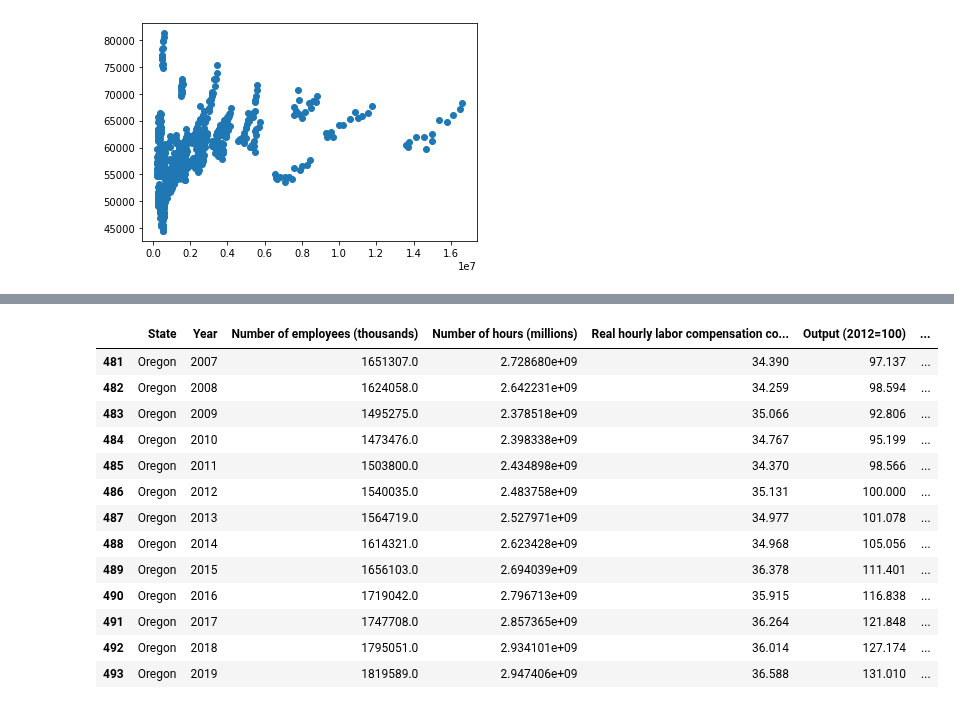
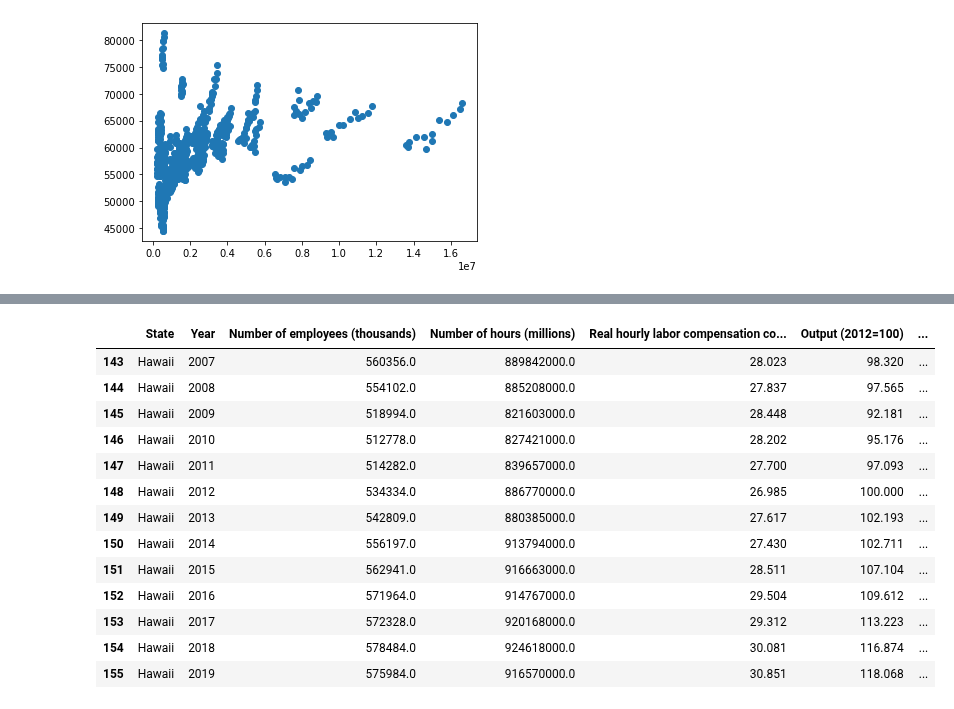
Before and after one commit to Blashford/Next-Factory-ACME, a Jupyter notebook: starter_notebook.ipynb, the cells around one changed output, grey strips where cells are left out. Drawn from its saved outputs; the diff is of its cells as text; code cells hidden in the pictures.

```diff
--- a/starter_notebook.ipynb
+++ b/starter_notebook.ipynb
@@ -47,9 +48,23 @@ df = labor_df[[
     'Number of hours (millions)',
     'Real hourly labor compensation cost ($/hour)',
     'Output (2012=100)',
-    'Output per employee (2012=100)',
-    'Unit labor cost (2012=100)'
+    'Output (percent change)',
+    'Number of hours (percent change)',
+    'Unit labor cost (2012=100)',
+    'Labor productivity (2012=100)',
+    'Labor productivity (percent change)',
+    'Real hourly labor compensation (percent change)'
 ]]
-df
+df_data = labor_df[[
+    'State',
+    'Year',
+    'Real hourly labor compensation cost ($/hour)',
+    'Labor productivity (percent change)'
+]]
+
+# The years we want
+five_list = [2014, 2015, 2016, 2017, 2018, 2019]
+five_df = df[df['Year'].isin(five_list)]
+five_df
 # %% [output]
 |  | State | Year | Number of employees (thousands) | Number of hours (millions) | Real hourly labor compensation co... | Output (2012=100) | ... |
@@ -178,20 +193,20 @@ low
 | 587 | Vermont | 2009 | 278395.0 | 4.519890e+08 | 30.580 | 91.950 | ... |
 | 592 | Vermont | 2014 | 285330.0 | 4.562980e+08 | 30.711 | 98.310 | ... |
 # %%
-oregon = df.loc[df['State'] == 'Oregon',:]
+oregon = df.loc[df['State'] == 'Hawaii',:]
 oregon
 # %% [output]
 |  | State | Year | Number of employees (thousands) | Number of hours (millions) | Real hourly labor compensation co... | Output (2012=100) | ... |
-| 481 | Oregon | 2007 | 1651307.0 | 2.728680e+09 | 34.390 | 97.137 | ... |
-| 482 | Oregon | 2008 | 1624058.0 | 2.642231e+09 | 34.259 | 98.594 | ... |
-| 483 | Oregon | 2009 | 1495275.0 | 2.378518e+09 | 35.066 | 92.806 | ... |
-| 484 | Oregon | 2010 | 1473476.0 | 2.398338e+09 | 34.767 | 95.199 | ... |
-| 485 | Oregon | 2011 | 1503800.0 | 2.434898e+09 | 34.370 | 98.566 | ... |
-| 486 | Oregon | 2012 | 1540035.0 | 2.483758e+09 | 35.131 | 100.000 | ... |
-| 487 | Oregon | 2013 | 1564719.0 | 2.527971e+09 | 34.977 | 101.078 | ... |
-| 488 | Oregon | 2014 | 1614321.0 | 2.623428e+09 | 34.968 | 105.056 | ... |
-| 489 | Oregon | 2015 | 1656103.0 | 2.694039e+09 | 36.378 | 111.401 | ... |
-| 490 | Oregon | 2016 | 1719042.0 | 2.796713e+09 | 35.915 | 116.838 | ... |
-| 491 | Oregon | 2017 | 1747708.0 | 2.857365e+09 | 36.264 | 121.848 | ... |
-| 492 | Oregon | 2018 | 1795051.0 | 2.934101e+09 | 36.014 | 127.174 | ... |
-| 493 | Oregon | 2019 | 1819589.0 | 2.947406e+09 | 36.588 | 131.010 | ... |
+| 143 | Hawaii | 2007 | 560356.0 | 889842000.0 | 28.023 | 98.320 | ... |
+| 144 | Hawaii | 2008 | 554102.0 | 885208000.0 | 27.837 | 97.565 | ... |
+| 145 | Hawaii | 2009 | 518994.0 | 821603000.0 | 28.448 | 92.181 | ... |
+| 146 | Hawaii | 2010 | 512778.0 | 827421000.0 | 28.202 | 95.176 | ... |
+| 147 | Hawaii | 2011 | 514282.0 | 839657000.0 | 27.700 | 97.093 | ... |
+| 148 | Hawaii | 2012 | 534334.0 | 886770000.0 | 26.985 | 100.000 | ... |
+| 149 | Hawaii | 2013 | 542809.0 | 880385000.0 | 27.617 | 102.193 | ... |
+| 150 | Hawaii | 2014 | 556197.0 | 913794000.0 | 27.430 | 102.711 | ... |
+| 151 | Hawaii | 2015 | 562941.0 | 916663000.0 | 28.511 | 107.104 | ... |
+| 152 | Hawaii | 2016 | 571964.0 | 914767000.0 | 29.504 | 109.612 | ... |
+| 153 | Hawaii | 2017 | 572328.0 | 920168000.0 | 29.312 | 113.223 | ... |
+| 154 | Hawaii | 2018 | 578484.0 | 924618000.0 | 30.081 | 116.874 | ... |
+| 155 | Hawaii | 2019 | 575984.0 | 916570000.0 | 30.851 | 118.068 | ... |
```
Also changed, not shown: parts of 11 cells of this notebook.
